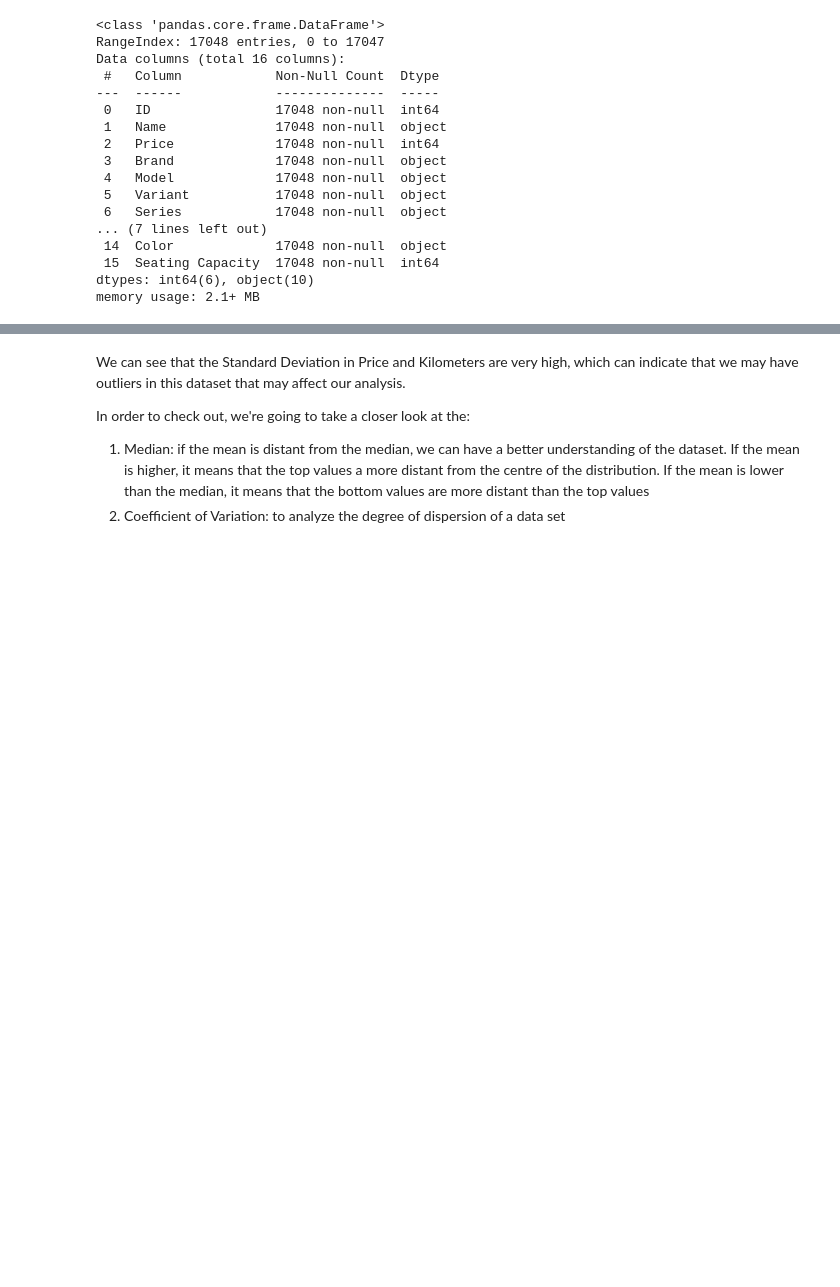
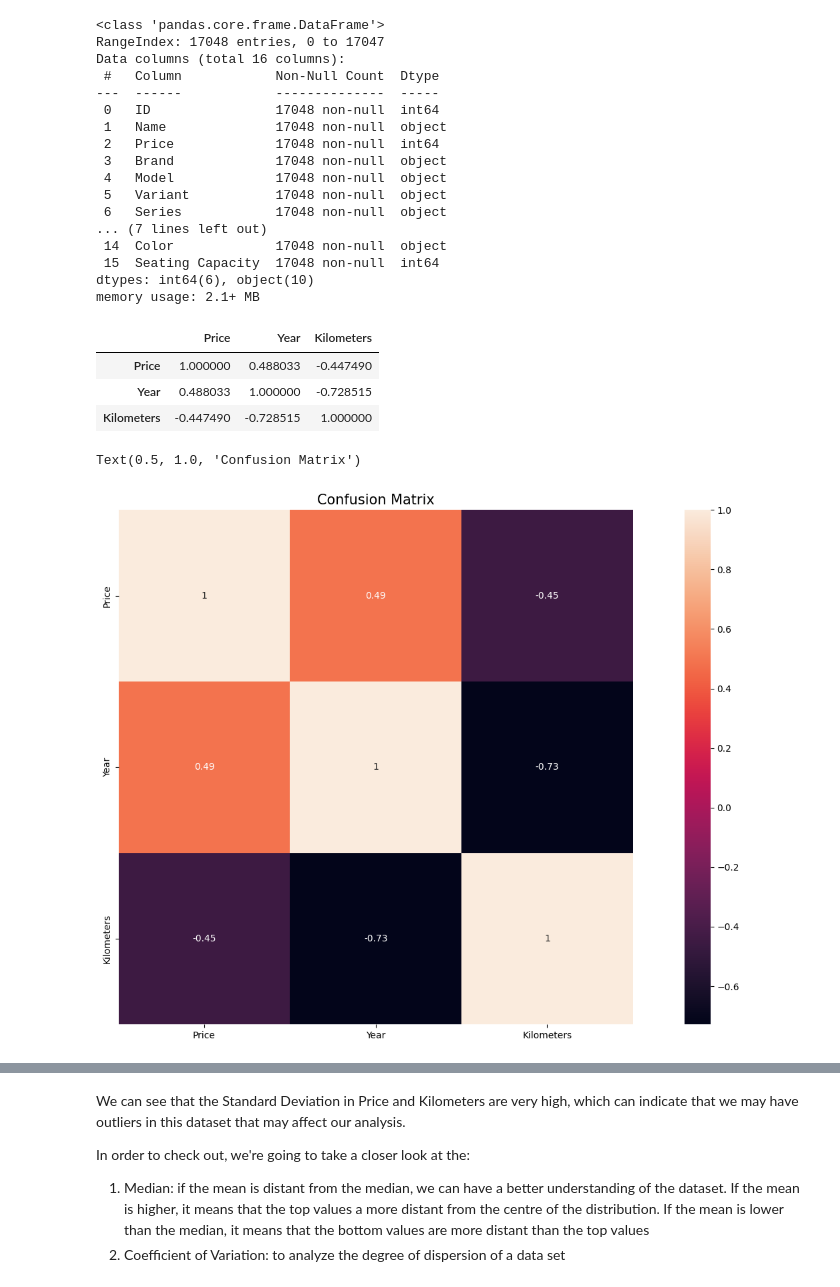
Before and after one commit to thaynanff/Data-Science-Projects, a Jupyter notebook: Data Science and Analytics/8. Australian Automotive Market/Australian Automotive Market.ipynb, the cells around one changed output, grey strips where cells are left out. Cells and saved outputs as stored; diff of their text form; code cells hidden in the pictures; blank space fills up the shorter version.

```diff
--- a/Data Science and Analytics/8. Australian Automotive Market/Australian Automotive Market.ipynb
+++ b/Data Science and Analytics/8. Australian Automotive Market/Australian Automotive Market.ipynb
@@ -94,3 +95,18 @@ Data columns (total 16 columns):
  15  Seating Capacity  17048 non-null  int64
 dtypes: int64(6), object(10)
 memory usage: 2.1+ MB
+# %%
+df.loc[:,['Price', 'Year', 'Kilometers']].corr()
+# %% [output]
+|  | Price | Year | Kilometers |
+| Price | 1.000000 | 0.488033 | -0.447490 |
+| Year | 0.488033 | 1.000000 | -0.728515 |
+| Kilometers | -0.447490 | -0.728515 | 1.000000 |
+# %%
+fig, axs = plt.subplots()
+fig.set_size_inches(20,10)
+sns.heatmap(df.loc[:,['Price', 'Year', 'Kilometers']].corr(), square=True, annot=True)
+plt.title('Confusion Matrix', fontsize=15)
+# %% [output]
+Text(0.5, 1.0, 'Confusion Matrix')
+[figure, added]
```
Also changed, not shown: parts of 19 cells of this notebook.
